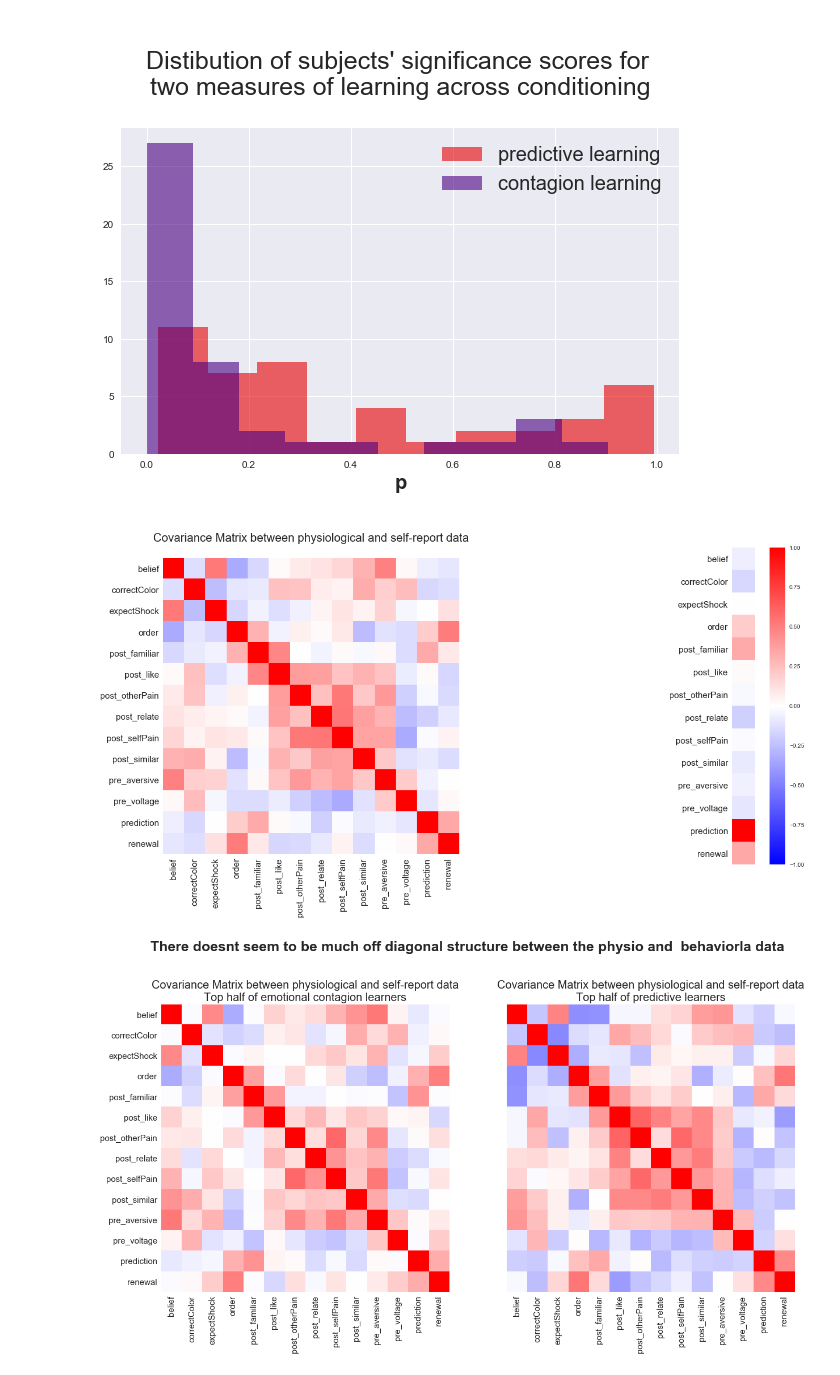
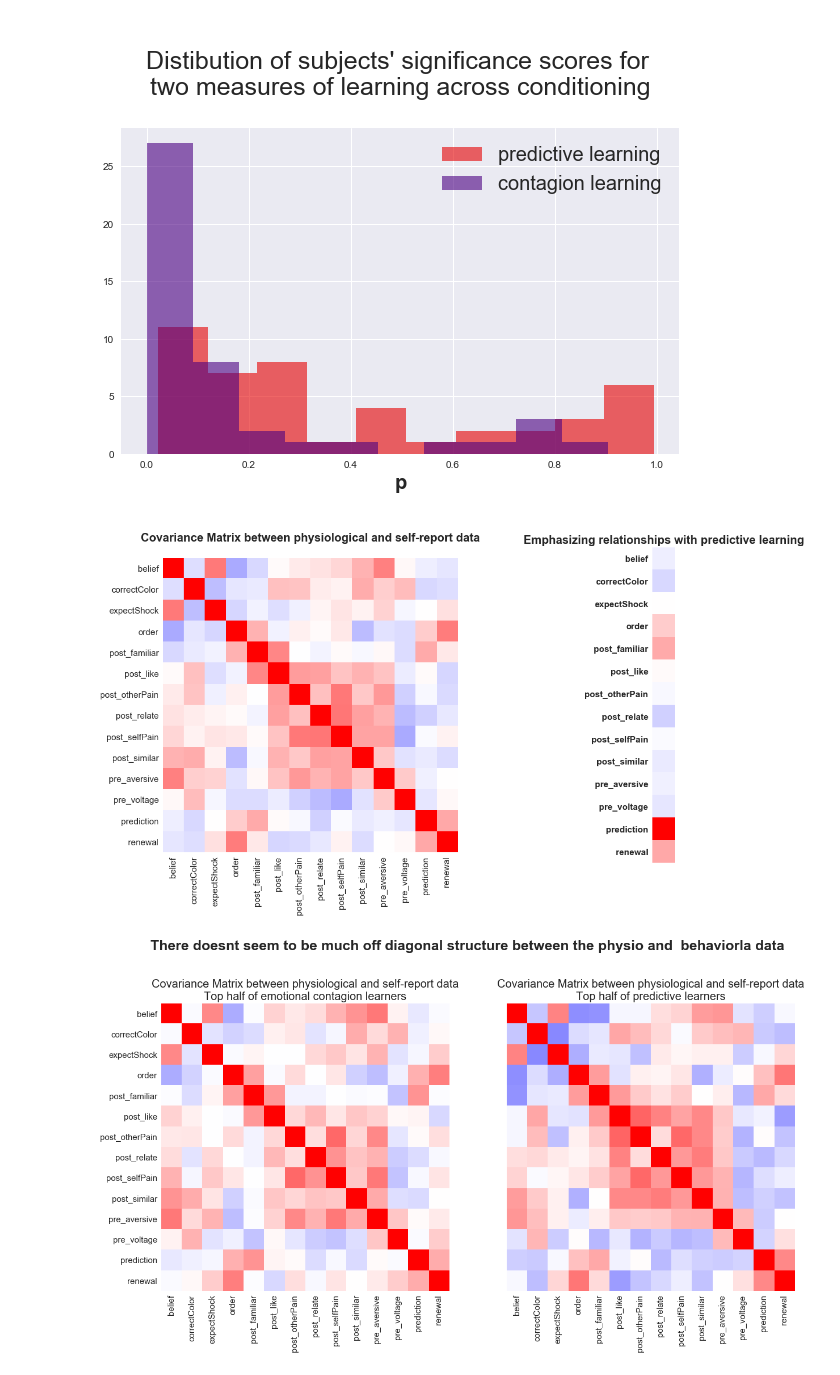
Before and after one commit to tzler/social_structure_learning, a Jupyter notebook: analysis/study_one.ipynb, the cells around one changed output. Drawn from its saved outputs; the diff is of its cells as text; code cells hidden in the pictures.

```diff
--- a/analysis/study_one.ipynb
+++ b/analysis/study_one.ipynb
@@ -22,9 +21,13 @@ data_path = '/Users/biota/Desktop/sSL/repo/analysis/scr/data_study_one'
+# %%
+# paths to scr and behavioral data
+scr_data_path =  os.getcwd() + '/scr/data_study_one'
+behavioral_data_path = os.getcwd() + '/self_report/data_study_one/'
 # %%
-day_one = experimental(data_path)
+day_one = experimental(scr_data_path)
 day_one.day = 1
 day_one.preprocessData()
 # %%
-day_two = experimental(data_path)
+day_two = experimental(scr_data_path)
 day_two.day = 2
 day_two.preprocessData()
 # %%
@@ -380,19 +384,22 @@ physio_selfreport.columns = cols
 # %%
 sns.set_style("dark", {'axes.grid' : False})
 figure(figsize=[20,10])
 subplot(121)
 whole_corr = physio_selfreport.corr()
 imshow(whole_corr, cmap='bwr', vmax=1, vmin=-1)
 yticks(range(0,len(whole_corr.keys())),whole_corr.keys(), fontsize=15);
 xticks(range(0,len(whole_corr.keys())),whole_corr.keys(), rotation=90, fontsize=15);
-title('\nCovariance Matrix between physiological and self-report data\n', fontsize=20)
+title('\nCovariance Matrix between physiological and self-report data\n', fontsize=20, fontweight='bold')
 subplot(122)
 sns.set_style("dark", {'axes.grid' : False})
 imshow(whole_corr[-2:-1].T, cmap='bwr', vmax=1, vmin=-1)
-yticks(range(len(whole_corr.keys())),whole_corr.keys(),fontsize=15);
-colorbar() ; xticks([]);
+yticks(range(len(whole_corr.keys())),whole_corr.keys(),fontsize=15, fontweight='bold');
+#colorbar() ;
+xticks([]);
+title('\nEmphasizing relationships with predictive learning', fontsize=20, fontweight='bold')
+savefig('images/covariace_matrix_study_one.png')
 # %% [output]
-[figure, old version]
+[figure, new version]
 # %%
 figure(figsize=[20,10])
 subplot(121)
```
Also changed, not shown: parts of 11 cells of this notebook, 15 other files.
